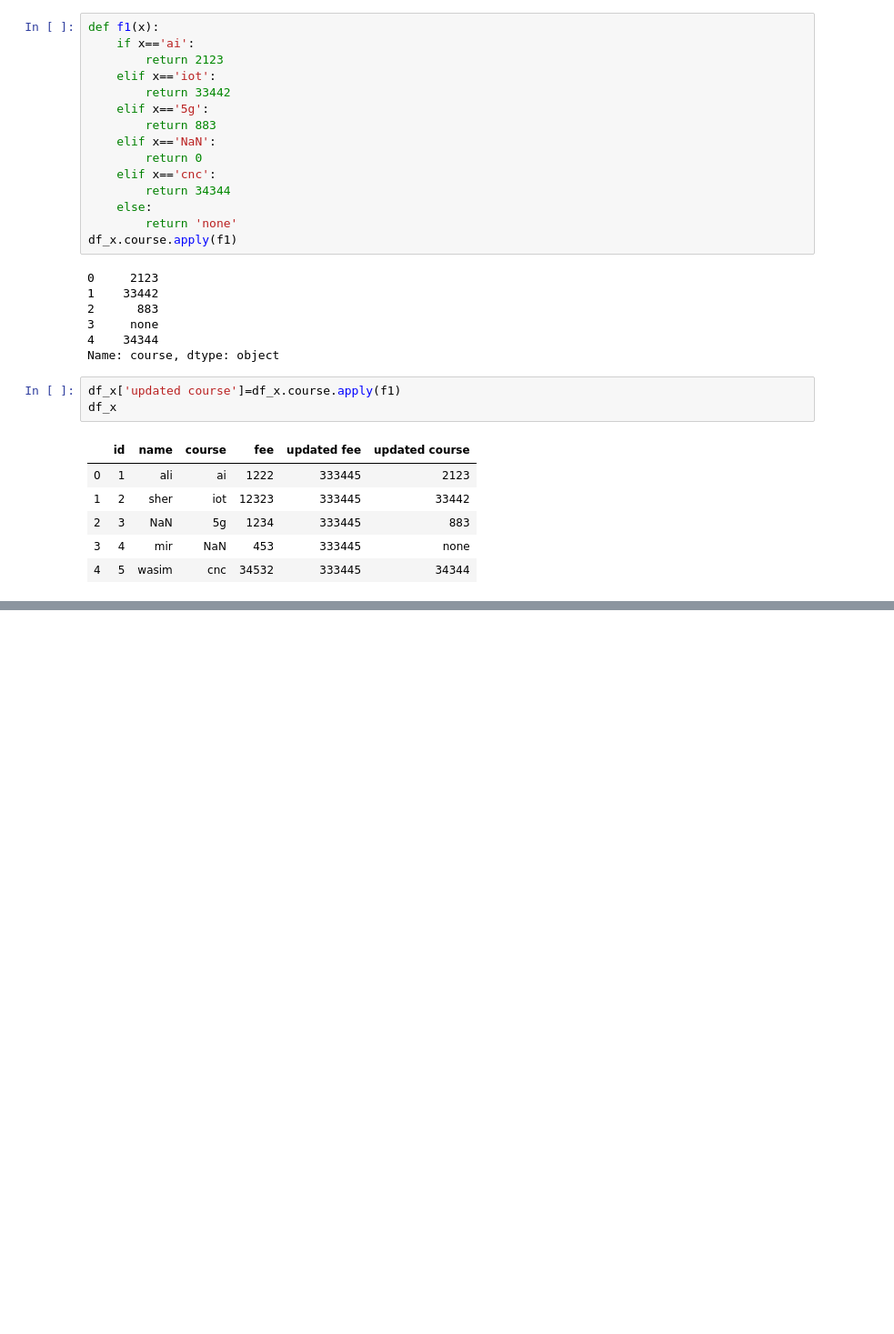
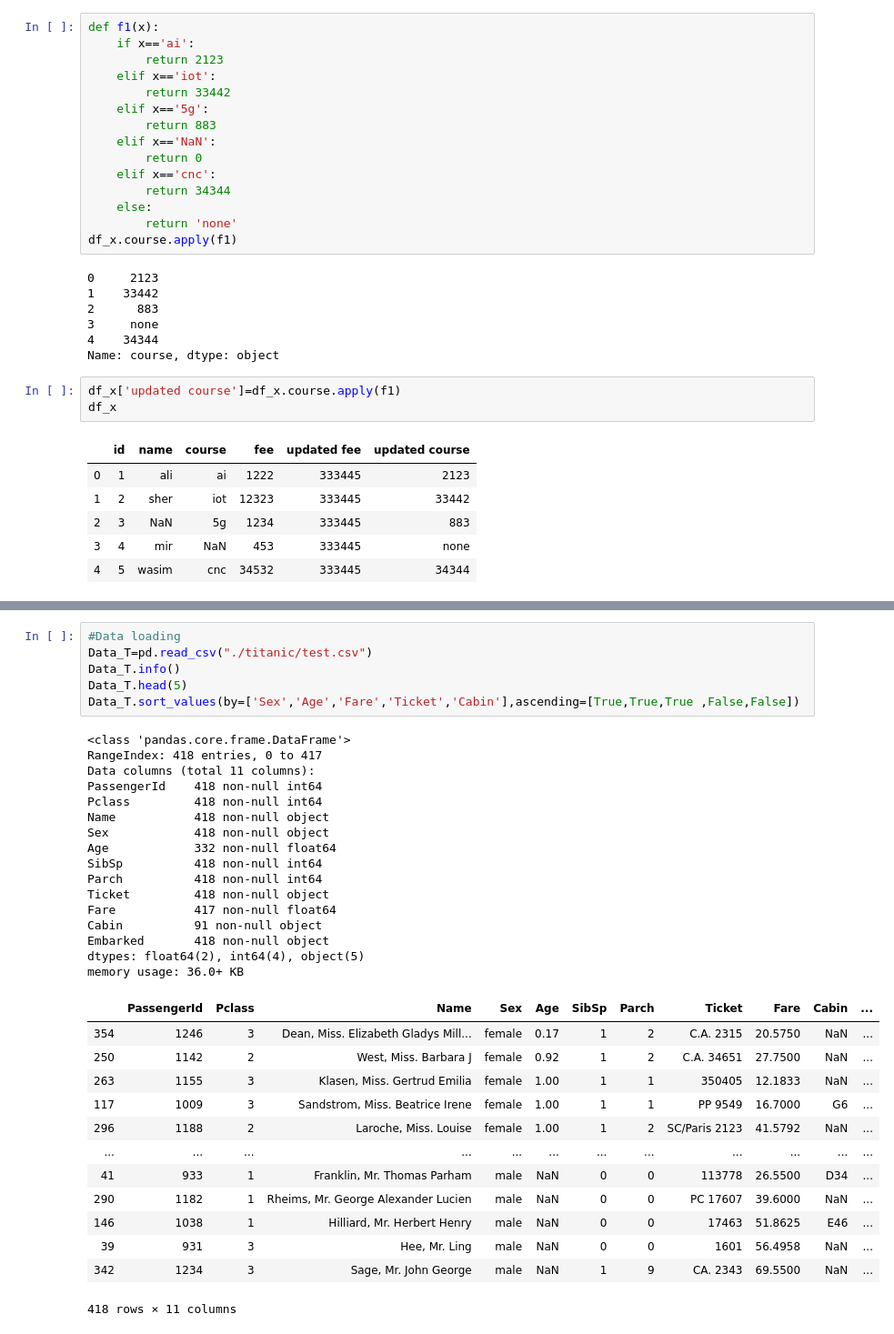
Before and after one commit to 1zulkifel/Data_science, a Jupyter notebook: Q2_lec_5.ipynb, the cells around one changed output, grey strips where cells are left out. Shown at 91% size. Drawn from its saved outputs; the diff is of its cells as text; blank space fills up the shorter version.

```diff
--- a/Q2_lec_5.ipynb
+++ b/Q2_lec_5.ipynb
@@ -459,0 +585,36 @@ TypeError: unsupported operand type(s) for +: 'int' and 'str'
+# %%
+#Data loading
+Data_T=pd.read_csv("./titanic/test.csv")
+Data_T.info()
+Data_T.head(5)
+Data_T.sort_values(by=['Sex','Age','Fare','Ticket','Cabin'],ascending=[True,True,True ,False,False])
+# %% [output]
+<class 'pandas.core.frame.DataFrame'>
+RangeIndex: 418 entries, 0 to 417
+Data columns (total 11 columns):
+PassengerId    418 non-null int64
+Pclass         418 non-null int64
+Name           418 non-null object
+Sex            418 non-null object
+Age            332 non-null float64
+SibSp          418 non-null int64
+Parch          418 non-null int64
+Ticket         418 non-null object
+Fare           417 non-null float64
+Cabin          91 non-null object
+Embarked       418 non-null object
+dtypes: float64(2), int64(4), object(5)
+memory usage: 36.0+ KB
+|  | PassengerId | Pclass | Name | Sex | Age | SibSp | Parch | Ticket | Fare | Cabin | ... |
+| 354 | 1246 | 3 | Dean, Miss. Elizabeth Gladys Mill... | female | 0.17 | 1 | 2 | C.A. 2315 | 20.5750 | NaN | ... |
+| 250 | 1142 | 2 | West, Miss. Barbara J | female | 0.92 | 1 | 2 | C.A. 34651 | 27.7500 | NaN | ... |
+| 263 | 1155 | 3 | Klasen, Miss. Gertrud Emilia | female | 1.00 | 1 | 1 | 350405 | 12.1833 | NaN | ... |
+| 117 | 1009 | 3 | Sandstrom, Miss. Beatrice Irene | female | 1.00 | 1 | 1 | PP 9549 | 16.7000 | G6 | ... |
+| 296 | 1188 | 2 | Laroche, Miss. Louise | female | 1.00 | 1 | 2 | SC/Paris 2123 | 41.5792 | NaN | ... |
+| ... | ... | ... | ... | ... | ... | ... | ... | ... | ... | ... | ... |
+| 41 | 933 | 1 | Franklin, Mr. Thomas Parham | male | NaN | 0 | 0 | 113778 | 26.5500 | D34 | ... |
+| 290 | 1182 | 1 | Rheims, Mr. George Alexander Lucien | male | NaN | 0 | 0 | PC 17607 | 39.6000 | NaN | ... |
+| 146 | 1038 | 1 | Hilliard, Mr. Herbert Henry | male | NaN | 0 | 0 | 17463 | 51.8625 | E46 | ... |
+| 39 | 931 | 3 | Hee, Mr. Ling | male | NaN | 0 | 0 | 1601 | 56.4958 | NaN | ... |
+| 342 | 1234 | 3 | Sage, Mr. John George | male | NaN | 1 | 9 | CA. 2343 | 69.5500 | NaN | ... |
+418 rows × 11 columns
```
Also changed, not shown: parts of 39 cells of this notebook, 3 other files.
